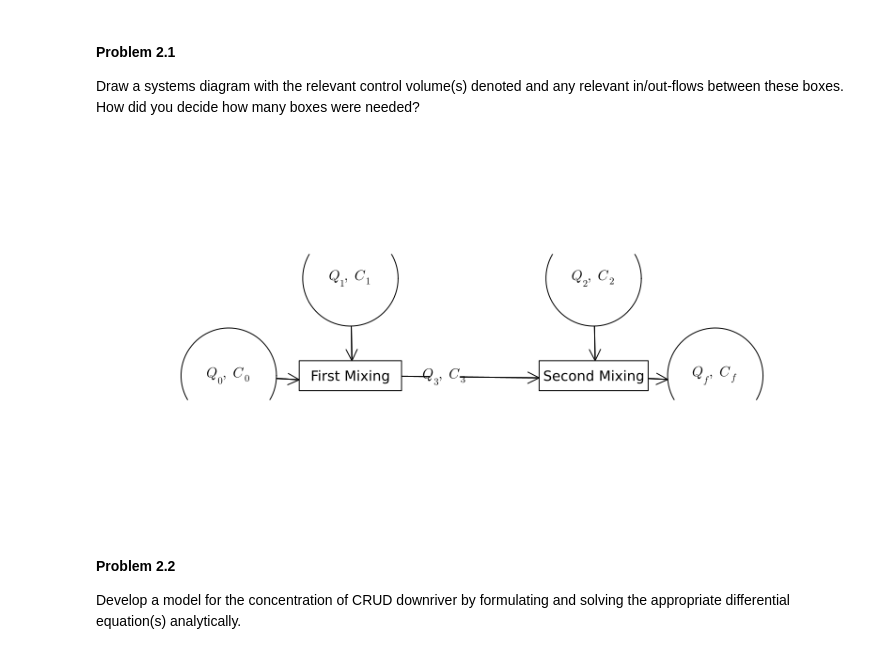
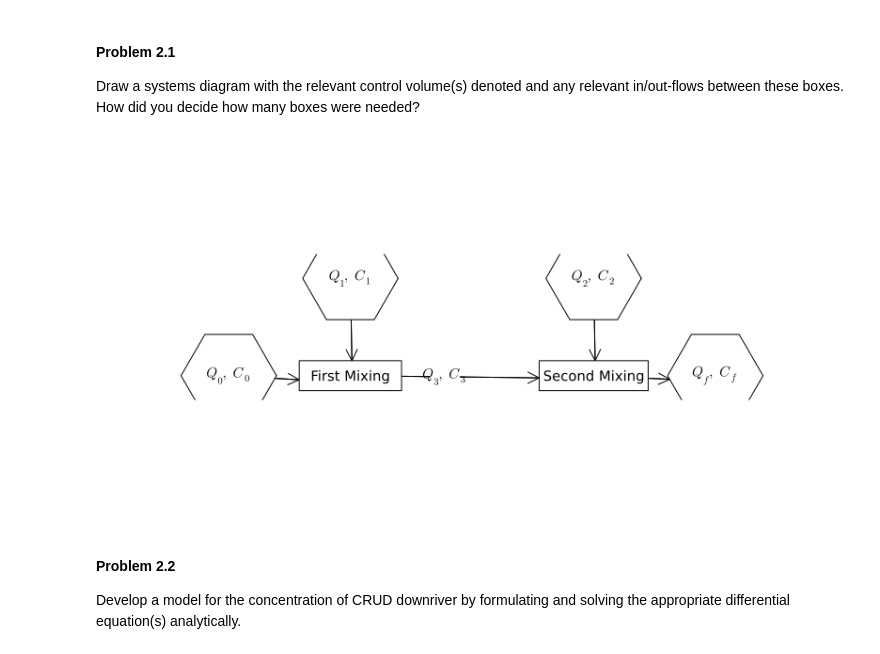
Before and after one commit to BEE4750-FA25/hw2-adrian, a Jupyter notebook: hw02.ipynb, the cells around one changed output. Drawn from its saved outputs; the diff is of its cells as text; code cells hidden in the pictures.

```diff
--- a/hw02.ipynb
+++ b/hw02.ipynb
@@ -128,27 +104,25 @@ Draw a systems diagram with the relevant control volume(s) denoted and
 any relevant in/out-flows between these boxes. How did you decide how
 many boxes were needed?
 # %%
-
-
 A = [0 1 0 0 0 0;
     0 0 1 0 0 0;
     0 0 0 1 0 0;
     0 0 0 0 0 0;
     0 1 0 0 0 0;
     0 0 1 0 0 0]
 
 names = [L"Q_0,\ C_0", "First Mixing", "Second Mixing", L"Q_f,\ C_f", L"Q_1,\ C_1", L"Q_2,\ C_2"]
 # modify this dictionary to add labels
 edge_labels = Dict((1, 2) => "", (2,3) => L"Q_3,\ C_3", (3, 4) => "",(5, 2) => "", (6, 3) => "")
-shapes=[:circle, :rect, :rect, :circle, :circle, :circle]
+shapes=[:hexagon, :rect, :rect, :hexagon, :hexagon, :hexagon]
 xpos = [-0.25, 1, 3.5, 4.75, 1, 3.5]
 ypos = [-1, -1, -1, -1, 0, 0]
 
 p = graphplot(A, names=names, edgelabel=edge_labels, markersize=0.3, markershapes=shapes, markercolor=:white, x=xpos, y=ypos,
 size=(800, 400), fontsize = 10, curves=false, curvescale=0.8, axis_buffer=0.25)
 display(p)
 # %% [output]
-[figure, old version]
+[figure, new version]
 # %% [markdown]
 #### Problem 2.2
 
```
Also changed, not shown: parts of 10 cells of this notebook, 2 other files.
